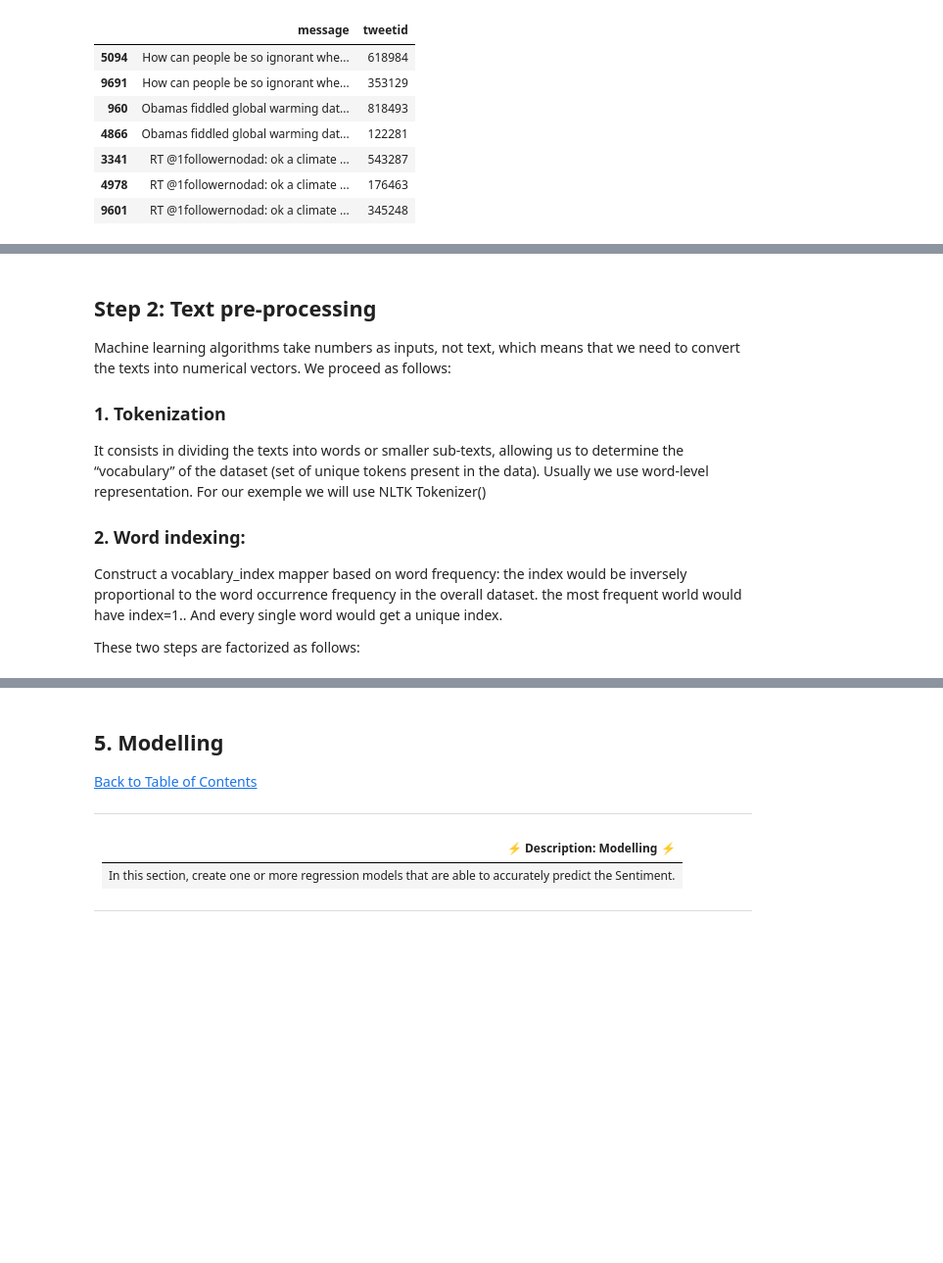
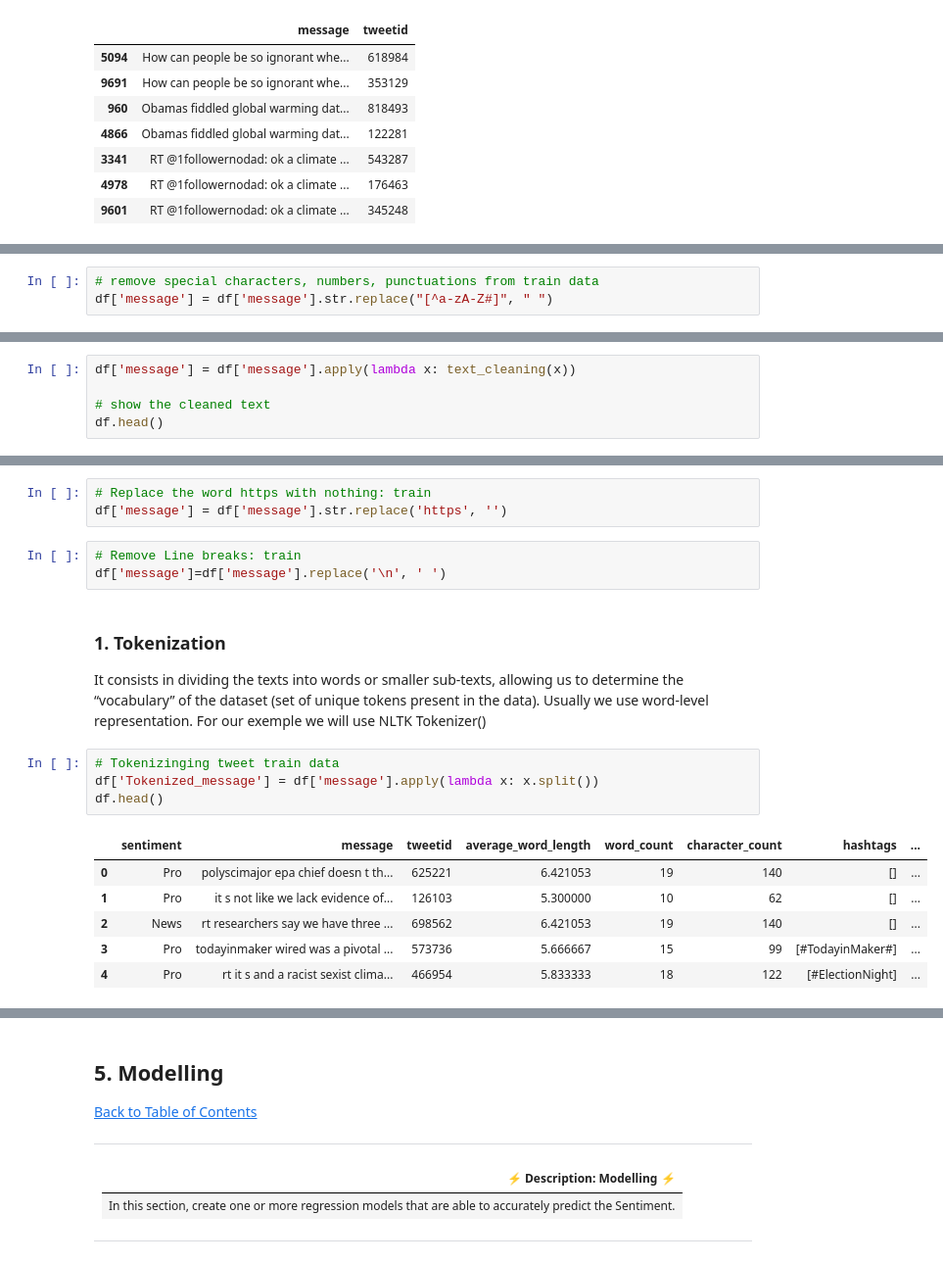
Before and after one commit to TEAMCBB3Classificationpredict/predict-notebook, a Jupyter notebook: EDSA CLIMATE NOTEBOOK.ipynb, the cells around one changed output, grey strips where cells are left out. Shown at 98% size. Cells and saved outputs as stored; diff of their text form; blank space fills up the shorter version.

```diff
--- a/EDSA CLIMATE NOTEBOOK.ipynb
+++ b/EDSA CLIMATE NOTEBOOK.ipynb
@@ -703,0 +671,3 @@ memory usage: 741.6+ KB
+# %%
+# remove special characters, numbers, punctuations from train data
+df['message'] = df['message'].str.replace("[^a-zA-Z#]", " ")
@@ -703,0 +724,5 @@ memory usage: 741.6+ KB
+# %%
+df['message'] = df['message'].apply(lambda x: text_cleaning(x))
+
+# show the cleaned text
+df.head()
@@ -704,14 +736,22 @@ memory usage: 741.6+ KB
+# %%
+# Replace the word https with nothing: train
+df['message'] = df['message'].str.replace('https', '')
+# %%
+# Remove Line breaks: train
+df['message']=df['message'].replace('\n', ' ')
 # %% [markdown]
-## Step 2: Text pre-processing
-
-Machine learning algorithms take numbers as inputs, not text, which means that we need to convert the texts into numerical vectors. We proceed as follows:
 
 ### 1. Tokenization
 
 It consists in dividing the texts into words or smaller sub-texts, allowing us to determine the “vocabulary” of the dataset (set of unique tokens present in the data). Usually we use word-level representation. For our exemple we will use NLTK Tokenizer()
-
-### 2. Word indexing:
-
-Construct a vocablary_index mapper based on word frequency: the index would be inversely proportional to the word occurrence frequency in the overall dataset. the most frequent world would have index=1.. And every single word would get a unique index.
-
-These two steps are factorized as follows:
+# %%
+# Tokenizinging tweet train data
+df['Tokenized_message'] = df['message'].apply(lambda x: x.split())
+df.head()
+# %% [output]
+|  | sentiment | message | tweetid | average_word_length | word_count | character_count | hashtags | ... |
+| 0 | Pro | polyscimajor epa chief doesn t th... | 625221 | 6.421053 | 19 | 140 | [] | ... |
+| 1 | Pro | it s not like we lack evidence of... | 126103 | 5.300000 | 10 | 62 | [] | ... |
+| 2 | News | rt researchers say we have three ... | 698562 | 6.421053 | 19 | 140 | [] | ... |
+| 3 | Pro | todayinmaker wired was a pivotal ... | 573736 | 5.666667 | 15 | 99 | [#TodayinMaker#] | ... |
+| 4 | Pro | rt it s and a racist sexist clima... | 466954 | 5.833333 | 18 | 122 | [#ElectionNight] | ... |
```
Also changed, not shown: parts of 41 cells of this notebook.
